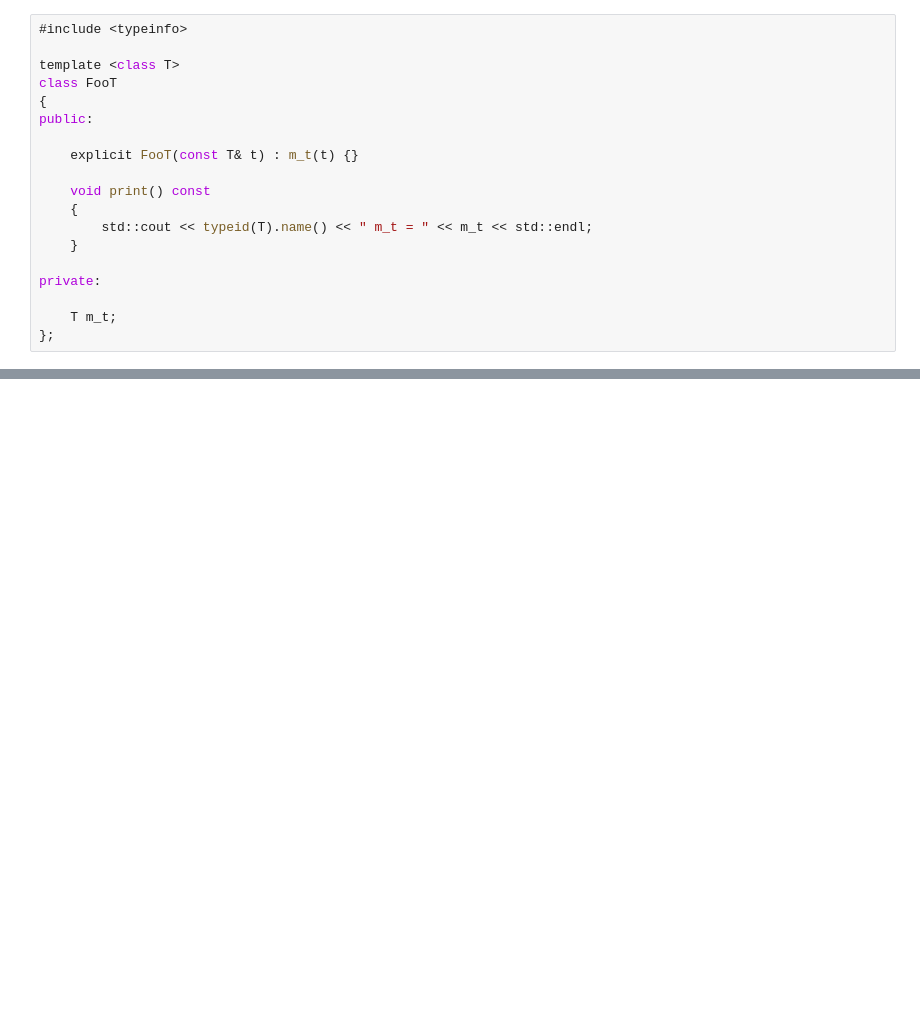
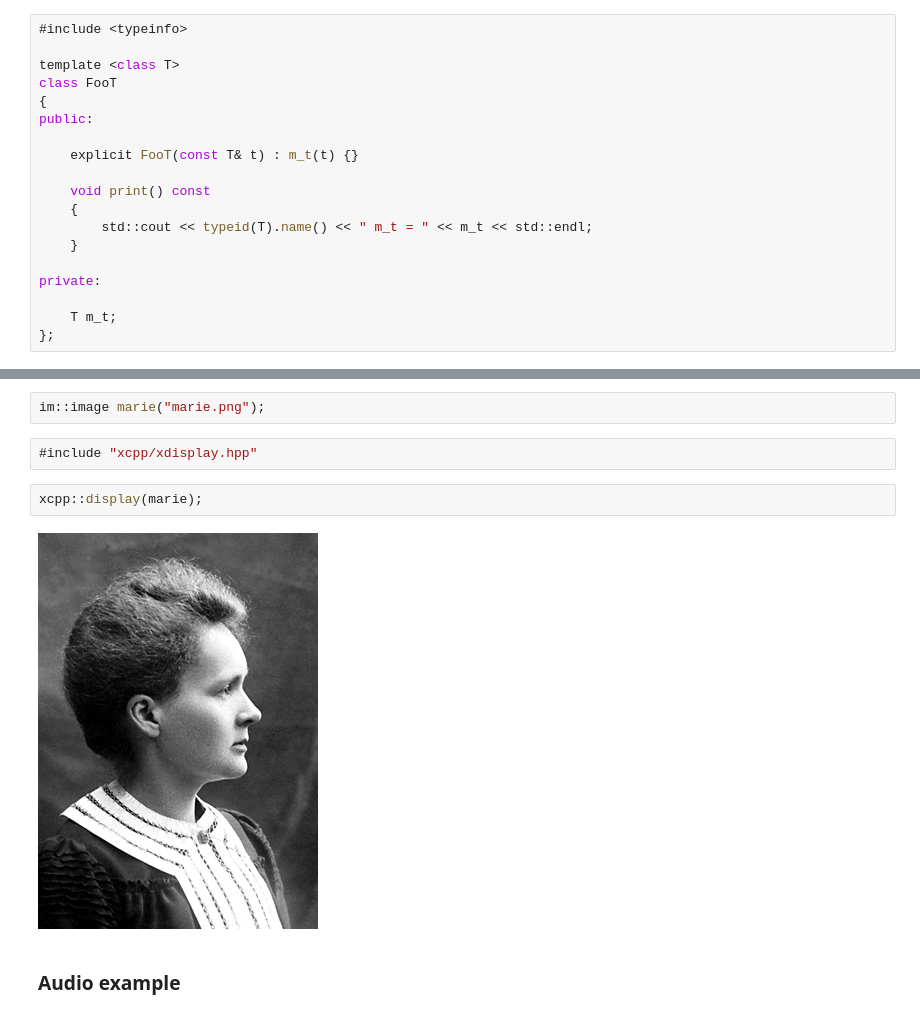
Before and after one commit to compiler-research/xeus-cpp, a Jupyter notebook: notebooks/xeus-cpp-lite-demo.ipynb, the cells around one changed output, grey strips where cells are left out. Saved outputs shown, nothing was run; the diff lists cells and outputs as text; blank space fills up the shorter version.

Commit message:
Update xeus-cpp-lite example notebook (#227)

```diff
--- a/notebooks/xeus-cpp-lite-demo.ipynb
+++ b/notebooks/xeus-cpp-lite-demo.ipynb
@@ -128,0 +166,10 @@ d m_t = 1.2
+# %%
+im::image marie("marie.png");
+# %%
+#include "xcpp/xdisplay.hpp"
+# %%
+xcpp::display(marie);
+# %% [output]
+[figure, added]
+# %% [markdown]
+### Audio example
```
Also changed, not shown: parts of 17 cells of this notebook, 2 other files.
